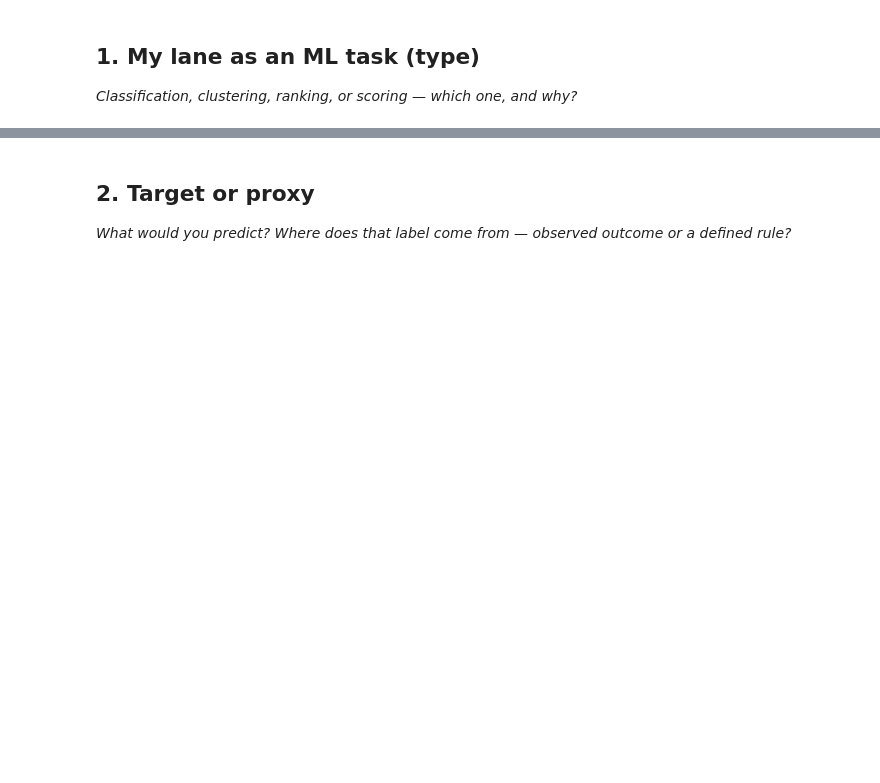
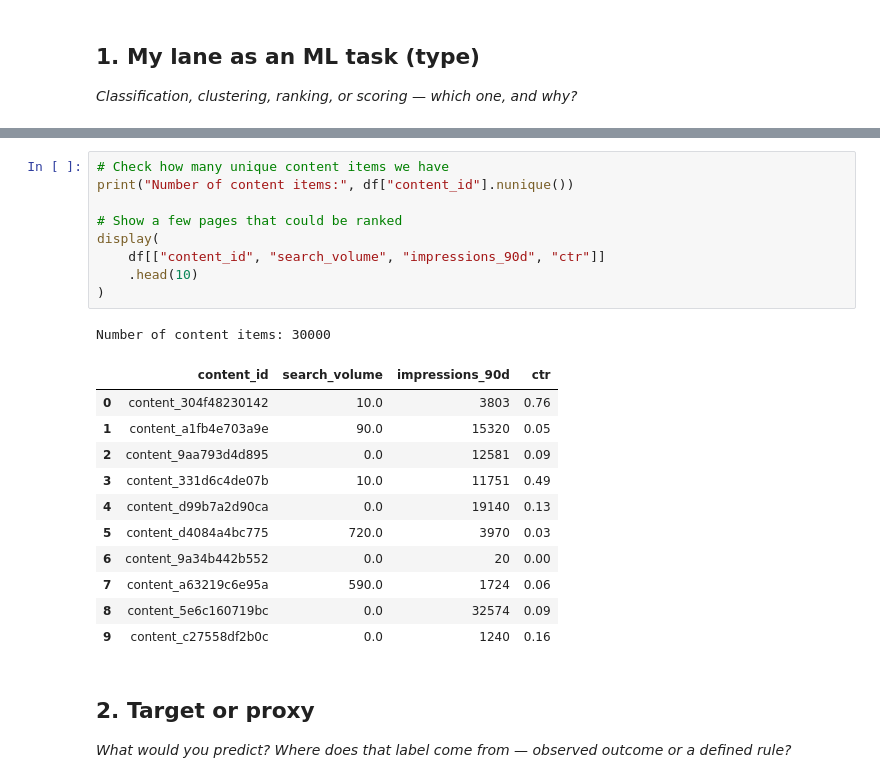
Before and after one commit to MaxineMwangi/flyrank, a Jupyter notebook: work/notebooks/w02_ml_task_framing.ipynb, the cells around one changed output, grey strips where cells are left out. Drawn from its saved outputs; the diff is of its cells as text; blank space fills up the shorter version.

```diff
--- a/work/notebooks/w02_ml_task_framing.ipynb
+++ b/work/notebooks/w02_ml_task_framing.ipynb
@@ -16,3 +23,25 @@ This skeleton is yours to fill. Work the sections **in order** — each one has
+# %%
+# Check how many unique content items we have
+print("Number of content items:", df["content_id"].nunique())
+
+# Show a few pages that could be ranked
+display(
+    df[["content_id", "search_volume", "impressions_90d", "ctr"]]
+    .head(10)
+)
+# %% [output]
+Number of content items: 30000
+|  | content_id | search_volume | impressions_90d | ctr |
+| 0 | content_304f48230142 | 10.0 | 3803 | 0.76 |
+| 1 | content_a1fb4e703a9e | 90.0 | 15320 | 0.05 |
+| 2 | content_9aa793d4d895 | 0.0 | 12581 | 0.09 |
+| 3 | content_331d6c4de07b | 10.0 | 11751 | 0.49 |
+| 4 | content_d99b7a2d90ca | 0.0 | 19140 | 0.13 |
+| 5 | content_d4084a4bc775 | 720.0 | 3970 | 0.03 |
+| 6 | content_9a34b442b552 | 0.0 | 20 | 0.00 |
+| 7 | content_a63219c6e95a | 590.0 | 1724 | 0.06 |
+| 8 | content_5e6c160719bc | 0.0 | 32574 | 0.09 |
+| 9 | content_c27558df2b0c | 0.0 | 1240 | 0.16 |
 # %% [markdown]
 ## 2. Target or proxy
 
```
Also changed, not shown: parts of 15 cells of this notebook.
